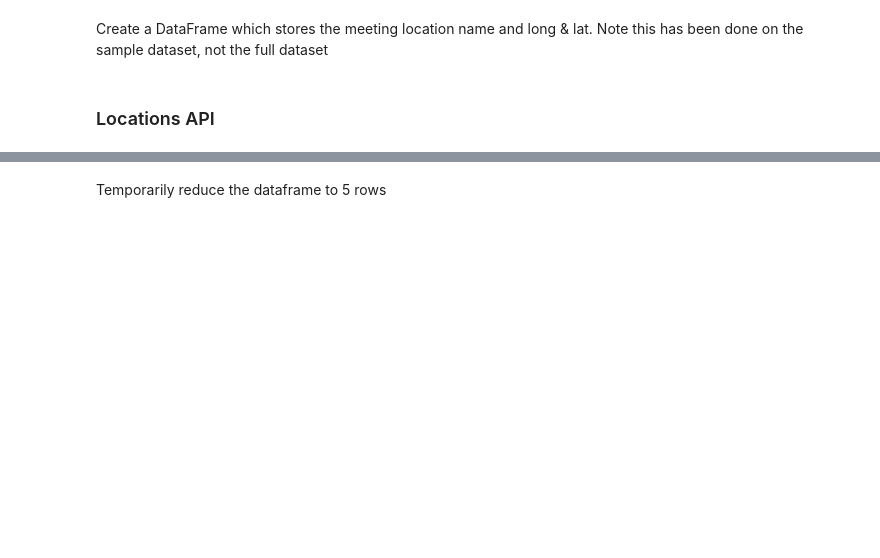
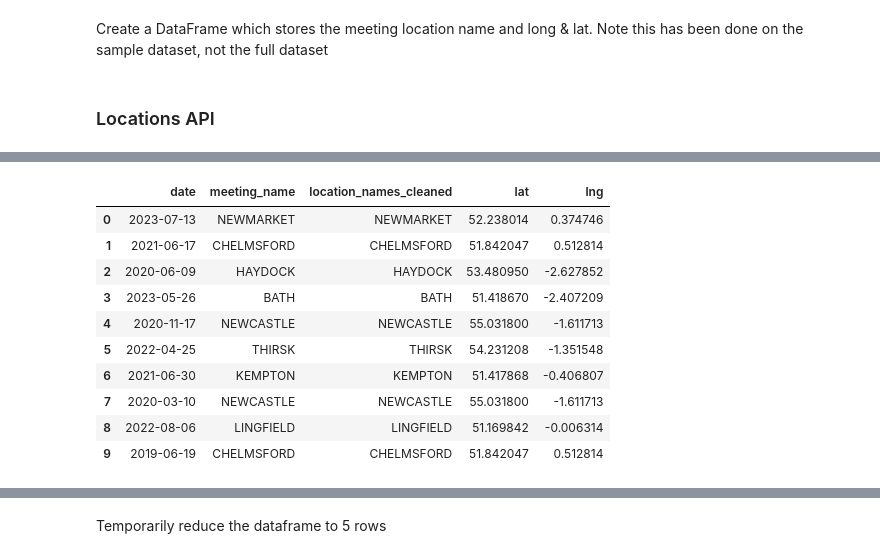
Before and after one commit to Harlequinht/which_horse, a Jupyter notebook: notebook/WeatherAPI.ipynb, the cells around one changed output, grey strips where cells are left out. Cells and saved outputs as stored; diff of their text form; code cells hidden in the pictures; blank space fills up the shorter version.

```diff
--- a/notebook/WeatherAPI.ipynb
+++ b/notebook/WeatherAPI.ipynb
@@ -14,3 +31,33 @@ df = df.drop(columns=(columns_to_drop))
 Create a DataFrame which stores the meeting location name and long & lat. Note this has been done on the sample dataset, not the full dataset
 # %% [markdown]
 ### Locations API ###
+# %%
+def get_co_ordinates(df):
+        # Create a list of all unique racecourse names
+        location_names = sorted(df['meeting_name'].unique())
+        # Clean racecourse names so they are reconisable by the geolocation API
+        locations_df = pd.DataFrame(location_names, columns=['meeting_name'])
+        locations_df['location_names_cleaned'] = locations_df['meeting_name'].replace({'BANGOR-ON-DEE':'BANGOR', 'NEWMARKET (JULY)':'NEWMARKET', ' ':'_'})
+        locations_df['location_names_cleaned'] = locations_df['location_names_cleaned'].str.replace(' ', '_')
+
+        # Iterate through the locations df, generating API endpoints for each row
+        for index, location in enumerate(locations_df['location_names_cleaned']):
+            base_url = 'https://maps.googleapis.com/maps/api/geocode/json?'
+            api_key = os.environ['KEY']
+            params = f'address={location}+racecourse&components=country:GB&key={api_key}'
+            endpoint = f'{base_url}{params}'
+            # Call the geolocation API, storing the results
+            results = requests.get(endpoint).json()
+            # Store the returned latitude and longitude data in the respective columns
+            locations_df.loc[index, 'lat'] = results['results'][0]['geometry']['location']['lat']
+            locations_df.loc[index, 'lng'] = results['results'][0]['geometry']['location']['lng']
+        return locations_df
+
+locations_df = get_co_ordinates(df)
+# %%
+def get_unique_races(df):
+    unique_race_days_df = pd.DataFrame({'date': df['date'], 'meeting_name':df['meeting_name']}).drop_duplicates()
+    return unique_race_days_df
+
+unique_race_days_df = get_unique_races(test_df)
+unique_race_days_df
@@ -16,0 +76,15 @@ Create a DataFrame which stores the meeting location name and long & lat. Note t
+# %%
+unique_race_days_df = pd.merge(unique_race_days_df, locations_df, how='left', left_on='meeting_name', right_on='meeting_name')
+unique_race_days_df
+# %% [output]
+|  | date | meeting_name | location_names_cleaned | lat | lng |
+| 0 | 2023-07-13 | NEWMARKET | NEWMARKET | 52.238014 | 0.374746 |
+| 1 | 2021-06-17 | CHELMSFORD | CHELMSFORD | 51.842047 | 0.512814 |
+| 2 | 2020-06-09 | HAYDOCK | HAYDOCK | 53.480950 | -2.627852 |
+| 3 | 2023-05-26 | BATH | BATH | 51.418670 | -2.407209 |
+| 4 | 2020-11-17 | NEWCASTLE | NEWCASTLE | 55.031800 | -1.611713 |
+| 5 | 2022-04-25 | THIRSK | THIRSK | 54.231208 | -1.351548 |
+| 6 | 2021-06-30 | KEMPTON | KEMPTON | 51.417868 | -0.406807 |
+| 7 | 2020-03-10 | NEWCASTLE | NEWCASTLE | 55.031800 | -1.611713 |
+| 8 | 2022-08-06 | LINGFIELD | LINGFIELD | 51.169842 | -0.006314 |
+| 9 | 2019-06-19 | CHELMSFORD | CHELMSFORD | 51.842047 | 0.512814 |
```
Also changed, not shown: parts of 17 cells of this notebook, 2 other files.
